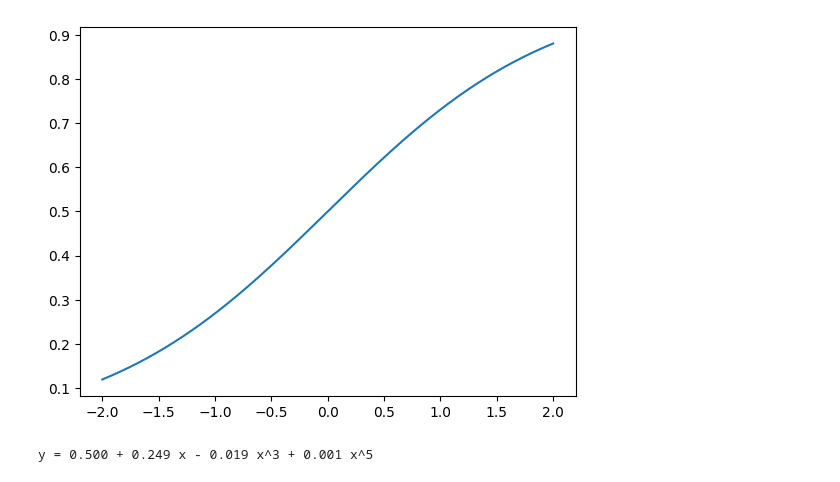
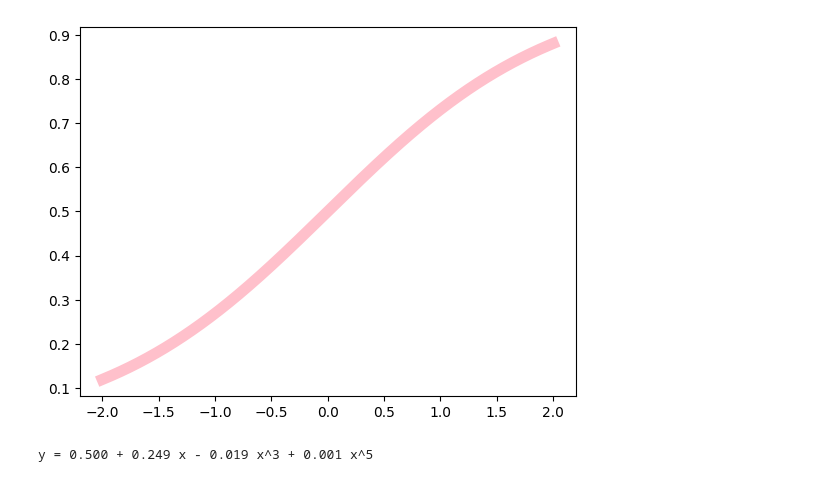
Before and after one commit to tianq02/mymamba, a Jupyter notebook: torch/5x.ipynb, the cells around one changed output. Saved outputs shown, nothing was run; the diff lists cells and outputs as text; code cells hidden in the pictures.

```diff
--- a/torch/5x.ipynb
+++ b/torch/5x.ipynb
@@ -1,23 +1,29 @@
 # %%
 import time
 
 import torch
 from tqdm.notebook import tqdm
 import matplotlib.pyplot as plt
 
 dtype = torch.float
 device = torch.device("cuda:0" if torch.cuda.is_available() else "cpu")
 
 torch.set_default_dtype(dtype)
 torch.set_default_device(device)
 
 x = torch.linspace(-2,2,10000)
 y = x.sigmoid()
 
-plt.plot(x.detach().cpu().numpy(),y.detach().cpu().numpy())
+plt.plot(
+    x.detach().cpu().numpy(),
+    y.detach().cpu().numpy(),
+    linewidth=8,
+    color='pink',
+    label='train',
+)
 plt.show()
 # %% [output]
-[figure, old version]
+[figure, new version]
 # %%
 epoch = 100000
 learning_rate = 2e-3
```
Also changed, not shown: parts of 1 cell of this notebook, 2 other files.
